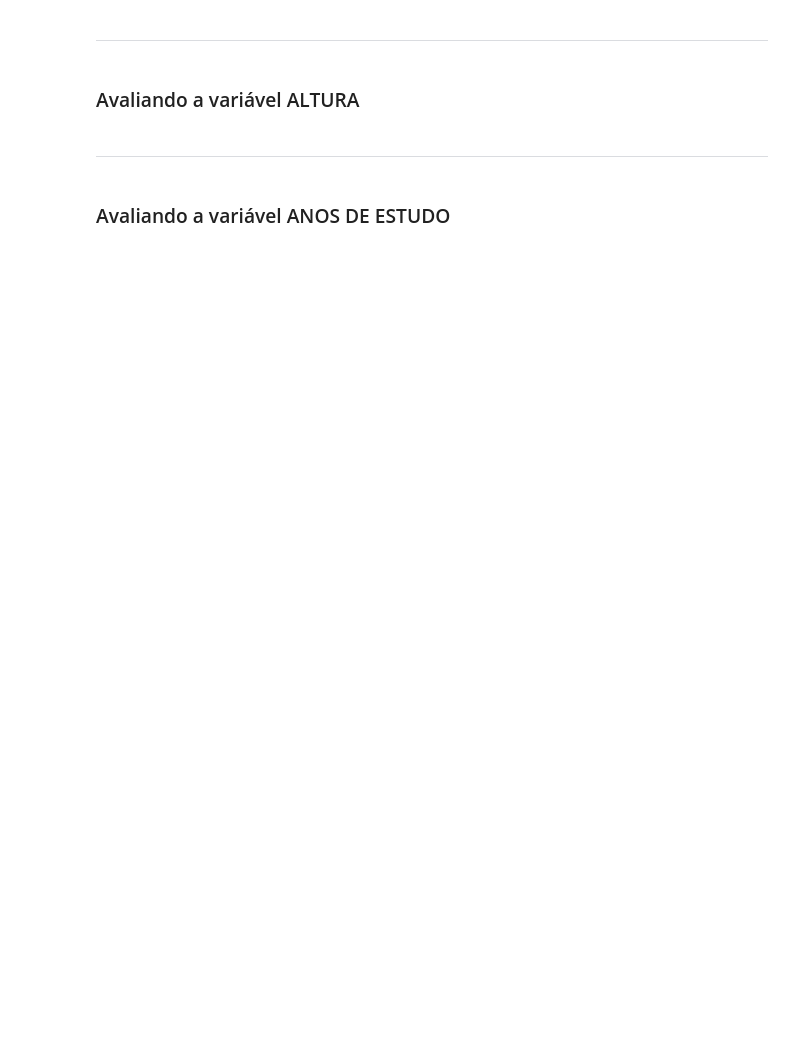
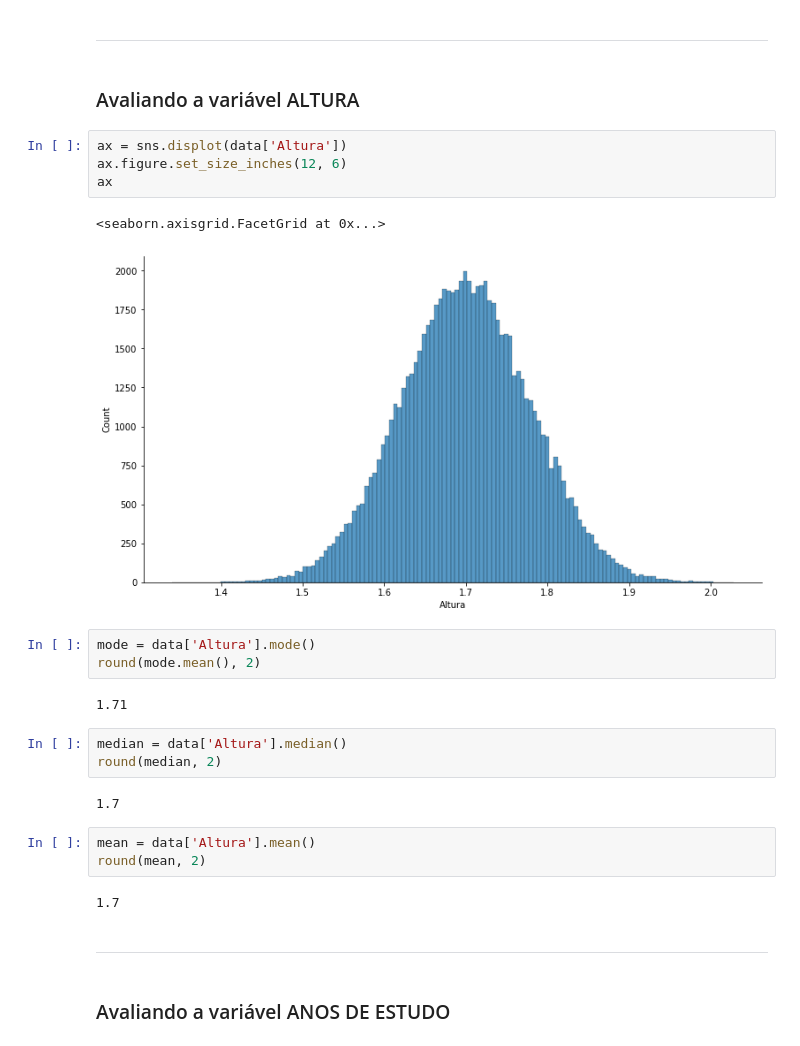
Before and after one commit to Gabriel-limadev/data_science_study, a Jupyter notebook: 3 - Estatística com Python: frequências e medidas/course files/Curso_de_Estatística_Parte_1.ipynb, the cells around one changed output. Saved outputs shown, nothing was run; the diff lists cells and outputs as text; blank space fills up the shorter version.

```diff
--- a/3 - Estatística com Python: frequências e medidas/course files/Curso_de_Estatística_Parte_1.ipynb
+++ b/3 - Estatística com Python: frequências e medidas/course files/Curso_de_Estatística_Parte_1.ipynb
@@ -625,6 +867,28 @@ Pode-se definir a moda como sendo o valor mais frequente de um conjunto de dados
 ***
 # %% [markdown]
 ### Avaliando a variável ALTURA
+# %%
+ax = sns.displot(data['Altura'])
+ax.figure.set_size_inches(12, 6)
+ax
+# %% [output]
+<seaborn.axisgrid.FacetGrid at 0x...>
+[figure, added]
+# %%
+mode = data['Altura'].mode()
+round(mode.mean(), 2)
+# %% [output]
+1.71
+# %%
+median = data['Altura'].median()
+round(median, 2)
+# %% [output]
+1.7
+# %%
+mean = data['Altura'].mean()
+round(mean, 2)
+# %% [output]
+1.7
 # %% [markdown]
 ***
 # %% [markdown]
```
Also changed, not shown: parts of 54 cells of this notebook.
